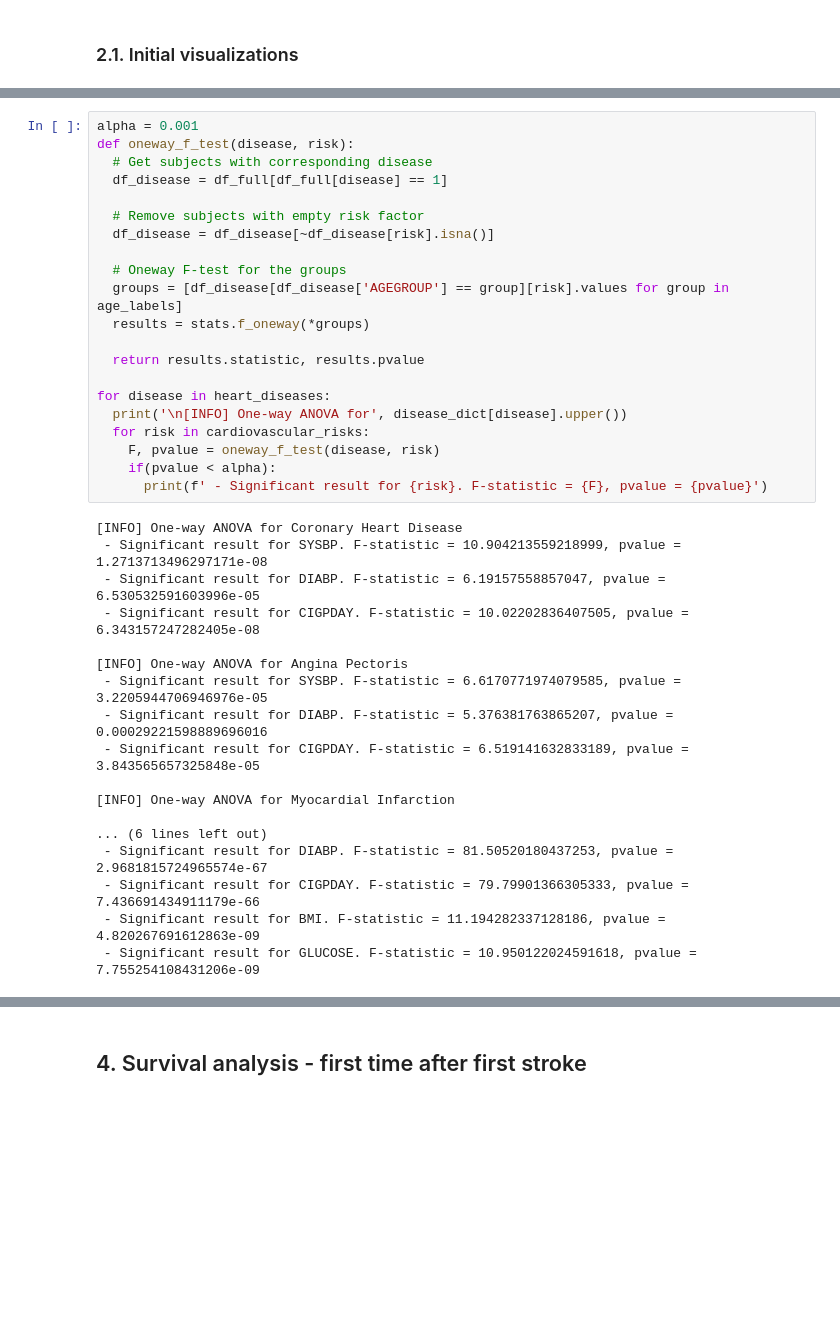
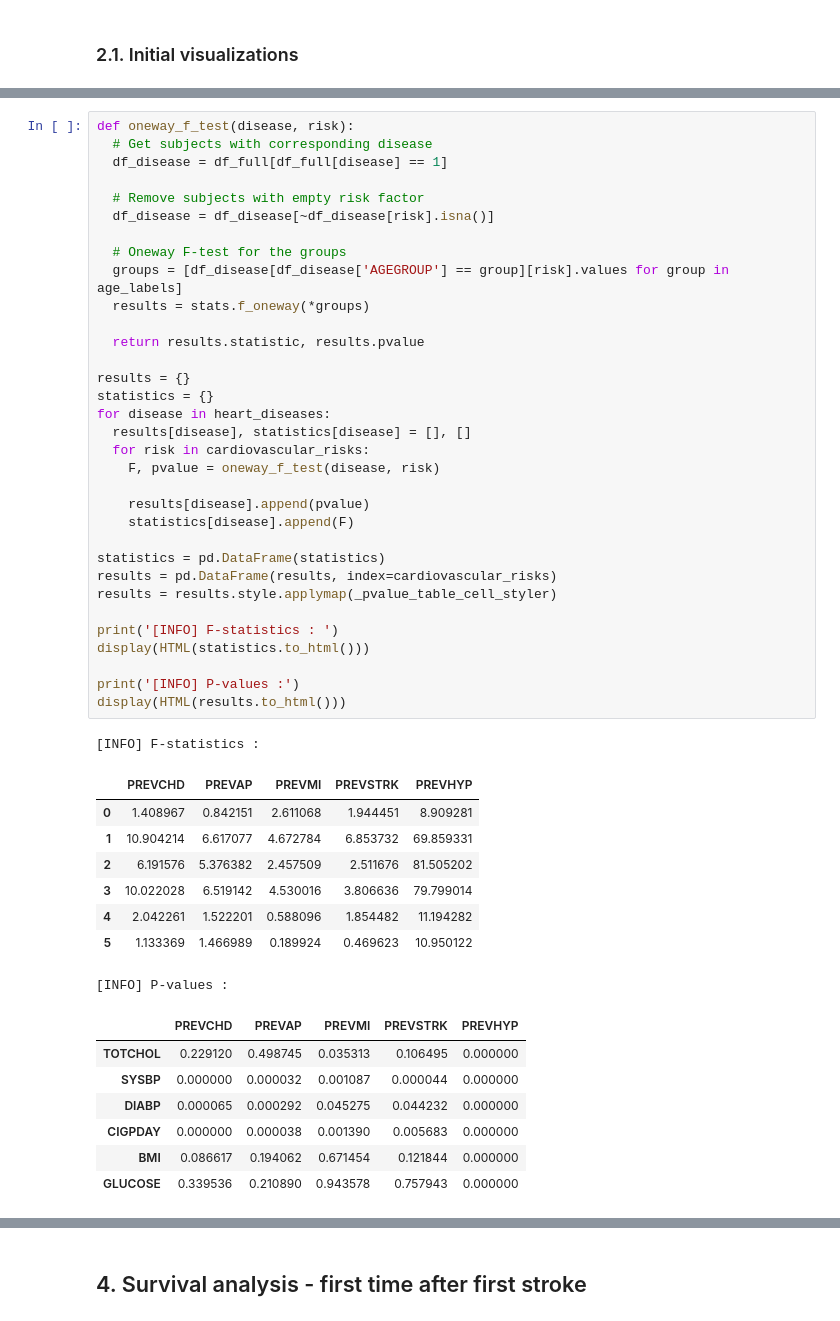
Before and after one commit to hieubkvn123/MH6321-project, a Jupyter notebook: notebooks/MH6321_project_data_analysis.ipynb, the cells around one changed output, grey strips where cells are left out. Drawn from its saved outputs; the diff is of its cells as text; blank space fills up the shorter version.

```diff
--- a/notebooks/MH6321_project_data_analysis.ipynb
+++ b/notebooks/MH6321_project_data_analysis.ipynb
@@ -129,39 +129,50 @@ for disease in heart_diseases:
 # %%
-alpha = 0.001
 def oneway_f_test(disease, risk):
   # Get subjects with corresponding disease
   df_disease = df_full[df_full[disease] == 1]
 
   # Remove subjects with empty risk factor
   df_disease = df_disease[~df_disease[risk].isna()]
 
   # Oneway F-test for the groups
   groups = [df_disease[df_disease['AGEGROUP'] == group][risk].values for group in age_labels]
   results = stats.f_oneway(*groups)
 
   return results.statistic, results.pvalue
 
+results = {}
+statistics = {}
 for disease in heart_diseases:
-  print('\n[INFO] One-way ANOVA for', disease_dict[disease].upper())
+  results[disease], statistics[disease] = [], []
   for risk in cardiovascular_risks:
     F, pvalue = oneway_f_test(disease, risk)
-    if(pvalue < alpha):
-      print(f' - Significant result for {risk}. F-statistic = {F}, pvalue = {pvalue}')
+
+    results[disease].append(pvalue)
+    statistics[disease].append(F)
+
+statistics = pd.DataFrame(statistics)
+results = pd.DataFrame(results, index=cardiovascular_risks)
+results = results.style.applymap(_pvalue_table_cell_styler)
+
+print('[INFO] F-statistics : ')
+display(HTML(statistics.to_html()))
+
+print('[INFO] P-values :')
+display(HTML(results.to_html()))
 # %% [output]
-[INFO] One-way ANOVA for Coronary Heart Disease
- - Significant result for SYSBP. F-statistic = 10.904213559218999, pvalue = 1.2713713496297171e-08
- - Significant result for DIABP. F-statistic = 6.19157558857047, pvalue = 6.530532591603996e-05
- - Significant result for CIGPDAY. F-statistic = 10.02202836407505, pvalue = 6.343157247282405e-08
-
-[INFO] One-way ANOVA for Angina Pectoris
- - Significant result for SYSBP. F-statistic = 6.6170771974079585, pvalue = 3.2205944706946976e-05
- - Significant result for DIABP. F-statistic = 5.376381763865207, pvalue = 0.00029221598889696016
- - Significant result for CIGPDAY. F-statistic = 6.519141632833189, pvalue = 3.843565657325848e-05
-
-[INFO] One-way ANOVA for Myocardial Infarction
-
-... (6 lines left out)
- - Significant result for DIABP. F-statistic = 81.50520180437253, pvalue = 2.9681815724965574e-67
- - Significant result for CIGPDAY. F-statistic = 79.79901366305333, pvalue = 7.436691434911179e-66
- - Significant result for BMI. F-statistic = 11.194282337128186, pvalue = 4.820267691612863e-09
- - Significant result for GLUCOSE. F-statistic = 10.950122024591618, pvalue = 7.755254108431206e-09
+[INFO] F-statistics :
+|  | PREVCHD | PREVAP | PREVMI | PREVSTRK | PREVHYP |
+| 0 | 1.408967 | 0.842151 | 2.611068 | 1.944451 | 8.909281 |
+| 1 | 10.904214 | 6.617077 | 4.672784 | 6.853732 | 69.859331 |
+| 2 | 6.191576 | 5.376382 | 2.457509 | 2.511676 | 81.505202 |
+| 3 | 10.022028 | 6.519142 | 4.530016 | 3.806636 | 79.799014 |
+| 4 | 2.042261 | 1.522201 | 0.588096 | 1.854482 | 11.194282 |
+| 5 | 1.133369 | 1.466989 | 0.189924 | 0.469623 | 10.950122 |
+[INFO] P-values :
+|  | PREVCHD | PREVAP | PREVMI | PREVSTRK | PREVHYP |
+| TOTCHOL | 0.229120 | 0.498745 | 0.035313 | 0.106495 | 0.000000 |
+| SYSBP | 0.000000 | 0.000032 | 0.001087 | 0.000044 | 0.000000 |
+| DIABP | 0.000065 | 0.000292 | 0.045275 | 0.044232 | 0.000000 |
+| CIGPDAY | 0.000000 | 0.000038 | 0.001390 | 0.005683 | 0.000000 |
+| BMI | 0.086617 | 0.194062 | 0.671454 | 0.121844 | 0.000000 |
+| GLUCOSE | 0.339536 | 0.210890 | 0.943578 | 0.757943 | 0.000000 |
```
Also changed, not shown: parts of 15 cells of this notebook.
